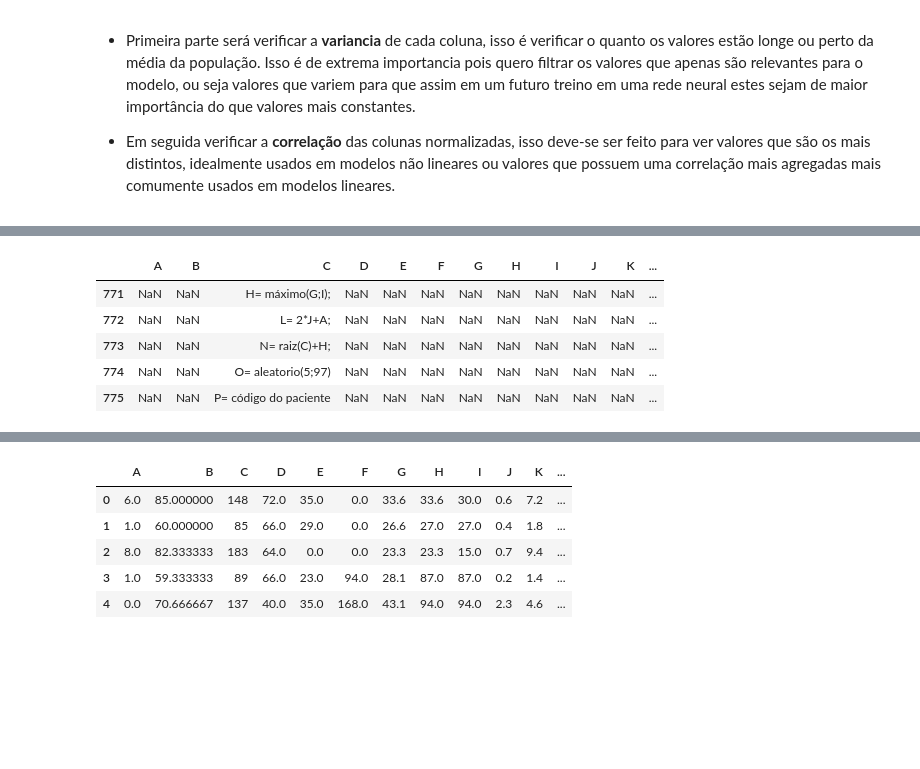
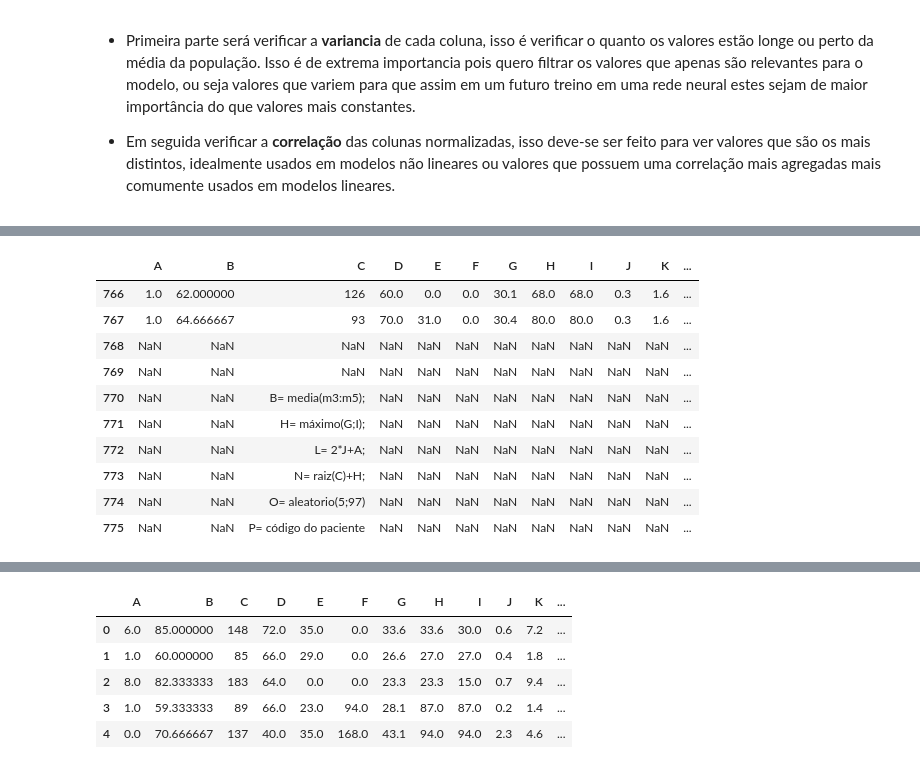
Before and after one commit to carvalheirafc/deep_learning_stuff, a Jupyter notebook: diabetes/statistical_analysis/diabetes_analysis.ipynb, the cells around one changed output, grey strips where cells are left out. Drawn from its saved outputs; the diff is of its cells as text; code cells hidden in the pictures; blank space fills up the shorter version.

```diff
--- a/diabetes/statistical_analysis/diabetes_analysis.ipynb
+++ b/diabetes/statistical_analysis/diabetes_analysis.ipynb
@@ -46,10 +47,15 @@ memory usage: 109.2+ KB
 # %%
 # Checking the tail of the data-set.
 # We can see many wrong or missing values.
 
-diabetes.tail()
+diabetes.tail(10)
 # %% [output]
 |  | A | B | C | D | E | F | G | H | I | J | K | ... |
+| 766 | 1.0 | 62.000000 | 126 | 60.0 | 0.0 | 0.0 | 30.1 | 68.0 | 68.0 | 0.3 | 1.6 | ... |
+| 767 | 1.0 | 64.666667 | 93 | 70.0 | 31.0 | 0.0 | 30.4 | 80.0 | 80.0 | 0.3 | 1.6 | ... |
+| 768 | NaN | NaN | NaN | NaN | NaN | NaN | NaN | NaN | NaN | NaN | NaN | ... |
+| 769 | NaN | NaN | NaN | NaN | NaN | NaN | NaN | NaN | NaN | NaN | NaN | ... |
+| 770 | NaN | NaN | B= media(m3:m5); | NaN | NaN | NaN | NaN | NaN | NaN | NaN | NaN | ... |
 | 771 | NaN | NaN | H= máximo(G;I); | NaN | NaN | NaN | NaN | NaN | NaN | NaN | NaN | ... |
 | 772 | NaN | NaN | L= 2*J+A; | NaN | NaN | NaN | NaN | NaN | NaN | NaN | NaN | ... |
 | 773 | NaN | NaN | N= raiz(C)+H; | NaN | NaN | NaN | NaN | NaN | NaN | NaN | NaN | ... |
```
Also changed, not shown: parts of 3 cells of this notebook.
